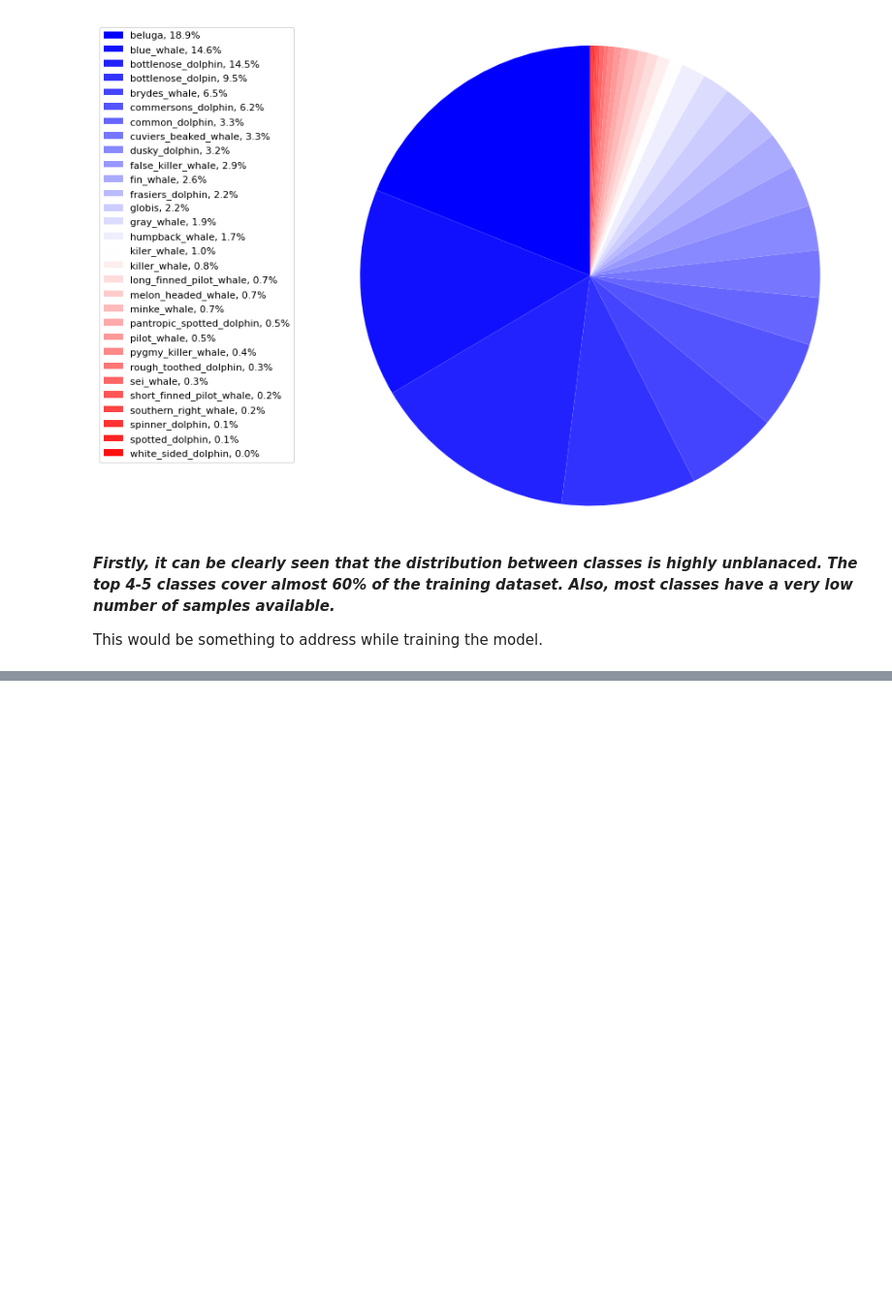
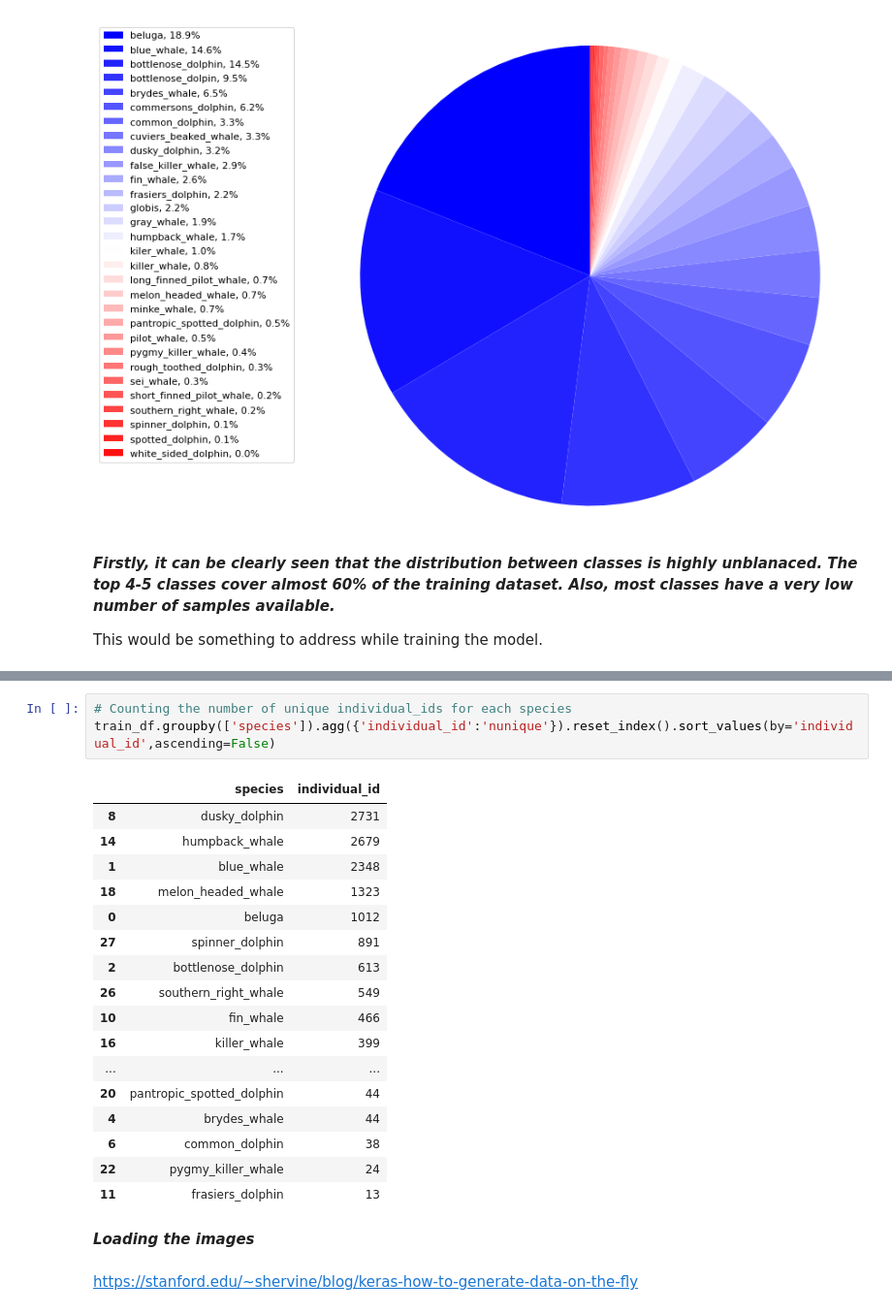
Before and after one commit to anirudh217sharma/Happy_Whale_and_Dolphins, a Jupyter notebook: marine-mammal-classification.ipynb, the cells around one changed output, grey strips where cells are left out. Shown at 97% size. Cells and saved outputs as stored; diff of their text form; blank space fills up the shorter version.

```diff
--- a/marine-mammal-classification.ipynb
+++ b/marine-mammal-classification.ipynb
@@ -96,0 +117,25 @@ This would be something to address while training the model.
+# %%
+# Counting the number of unique individual_ids for each species
+train_df.groupby(['species']).agg({'individual_id':'nunique'}).reset_index().sort_values(by='individual_id',ascending=False)
+# %% [output]
+|  | species | individual_id |
+| 8 | dusky_dolphin | 2731 |
+| 14 | humpback_whale | 2679 |
+| 1 | blue_whale | 2348 |
+| 18 | melon_headed_whale | 1323 |
+| 0 | beluga | 1012 |
+| 27 | spinner_dolphin | 891 |
+| 2 | bottlenose_dolphin | 613 |
+| 26 | southern_right_whale | 549 |
+| 10 | fin_whale | 466 |
+| 16 | killer_whale | 399 |
+| ... | ... | ... |
+| 20 | pantropic_spotted_dolphin | 44 |
+| 4 | brydes_whale | 44 |
+| 6 | common_dolphin | 38 |
+| 22 | pygmy_killer_whale | 24 |
+| 11 | frasiers_dolphin | 13 |
+# %% [markdown]
+<b><i> Loading the images </b></i>
+# %% [markdown]
+https://stanford.edu/~shervine/blog/keras-how-to-generate-data-on-the-fly
```
Also changed, not shown: parts of 5 cells of this notebook.
